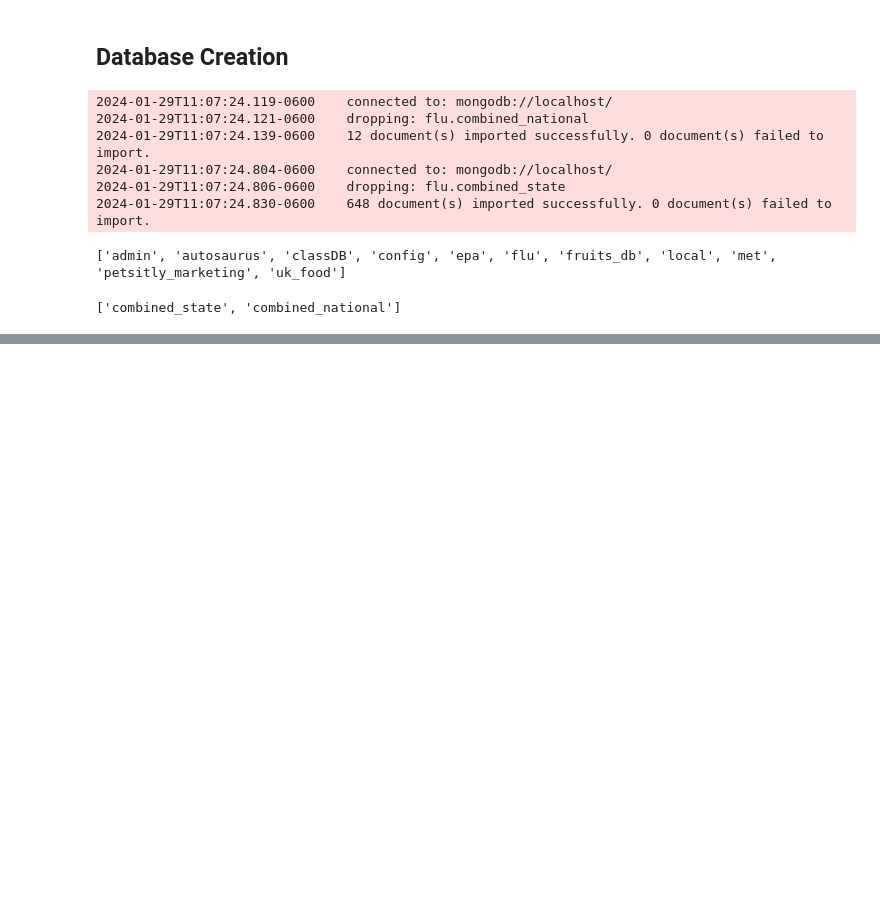
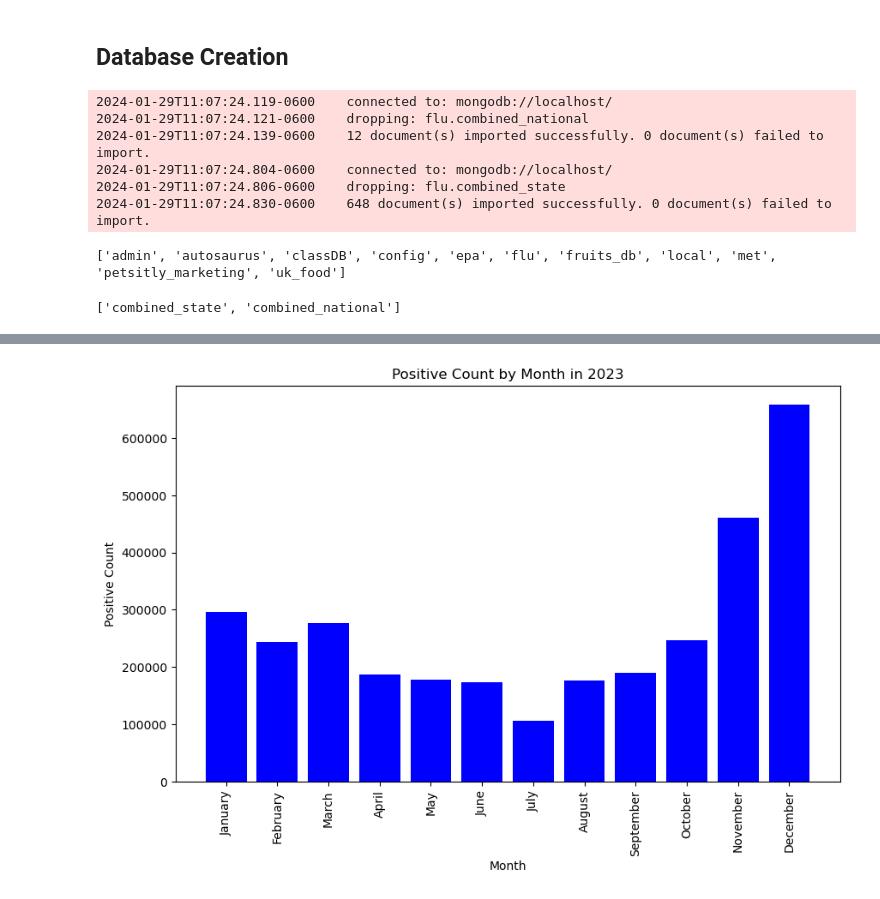
Before and after one commit to Richard1987usa/Enhancing-FluView-Dashboard-for-User-Centric-Navigation, a Jupyter notebook: Project 3/ETL.ipynb, the cells around one changed output, grey strips where cells are left out. Drawn from its saved outputs; the diff is of its cells as text; code cells hidden in the pictures; blank space fills up the shorter version.

```diff
--- a/Project 3/ETL.ipynb
+++ b/Project 3/ETL.ipynb
@@ -262,0 +265,18 @@ combined_national = db['combined_national']
+# %%
+# 'combined_national' is a MongoDB collection
+combined_national_data = list(db['combined_national'].find())
+
+# Convert the data to DataFrames
+combined_national_df = pd.DataFrame(combined_national_data)
+
+# Define the custom order for months
+month_order = ["January", "February", "March", "April", "May", "June", "July", "August", "September", "October", "November", "December"]
+
+# Convert the 'MONTH' column to categorical with the specified order
+combined_national_df['MONTH'] = pd.Categorical(combined_national_df['MONTH'], categories=month_order, ordered=True)
+
+
+# Sort the DataFrame by the 'MONTH' column
+combined_national_df = combined_national_df.sort_values(by='MONTH')
+
+combined_national_df
@@ -262,0 +297,13 @@ combined_national = db['combined_national']
+# %%
+import matplotlib.pyplot as plt
+
+# Plot a bar chart
+plt.figure(figsize=(10, 6))
+plt.bar(combined_national_df['MONTH'], combined_national_df['POSITIVE COUNT'], color='blue')
+plt.xlabel('Month')
+plt.ylabel('Positive Count')
+plt.title('Positive Count by Month in 2023')
+plt.xticks(rotation="vertical")  # Rotate x-axis labels for better visibility
+plt.show()
+# %% [output]
+[figure, added]
```
Also changed, not shown: parts of 6 cells of this notebook.
